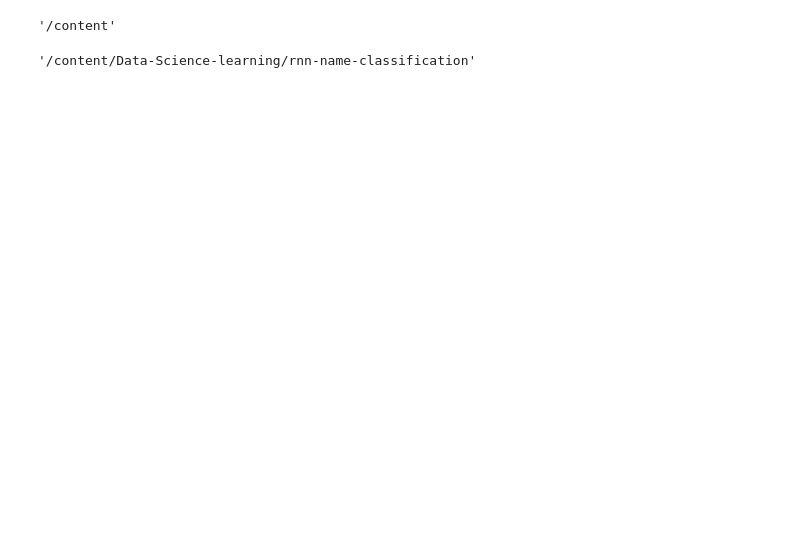
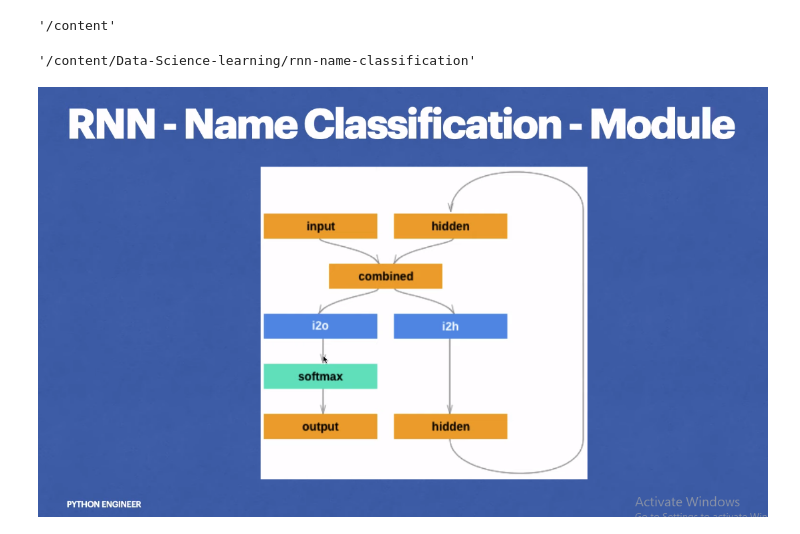
Before and after one commit to Ibraheem101/Data-Science-learning, a Jupyter notebook: rnn-name-classification/rnn_name_classification.ipynb, the cells around one changed output. Cells and saved outputs as stored; diff of their text form; code cells hidden in the pictures; blank space fills up the shorter version.

```diff
--- a/rnn-name-classification/rnn_name_classification.ipynb
+++ b/rnn-name-classification/rnn_name_classification.ipynb
@@ -46,0 +49,5 @@ os.getcwd()
+# %%
+image_path = 'images/rnn.png'
+display(Image(filename=image_path))
+# %% [output]
+[figure, added]
```
Also changed, not shown: parts of 4 cells of this notebook.
